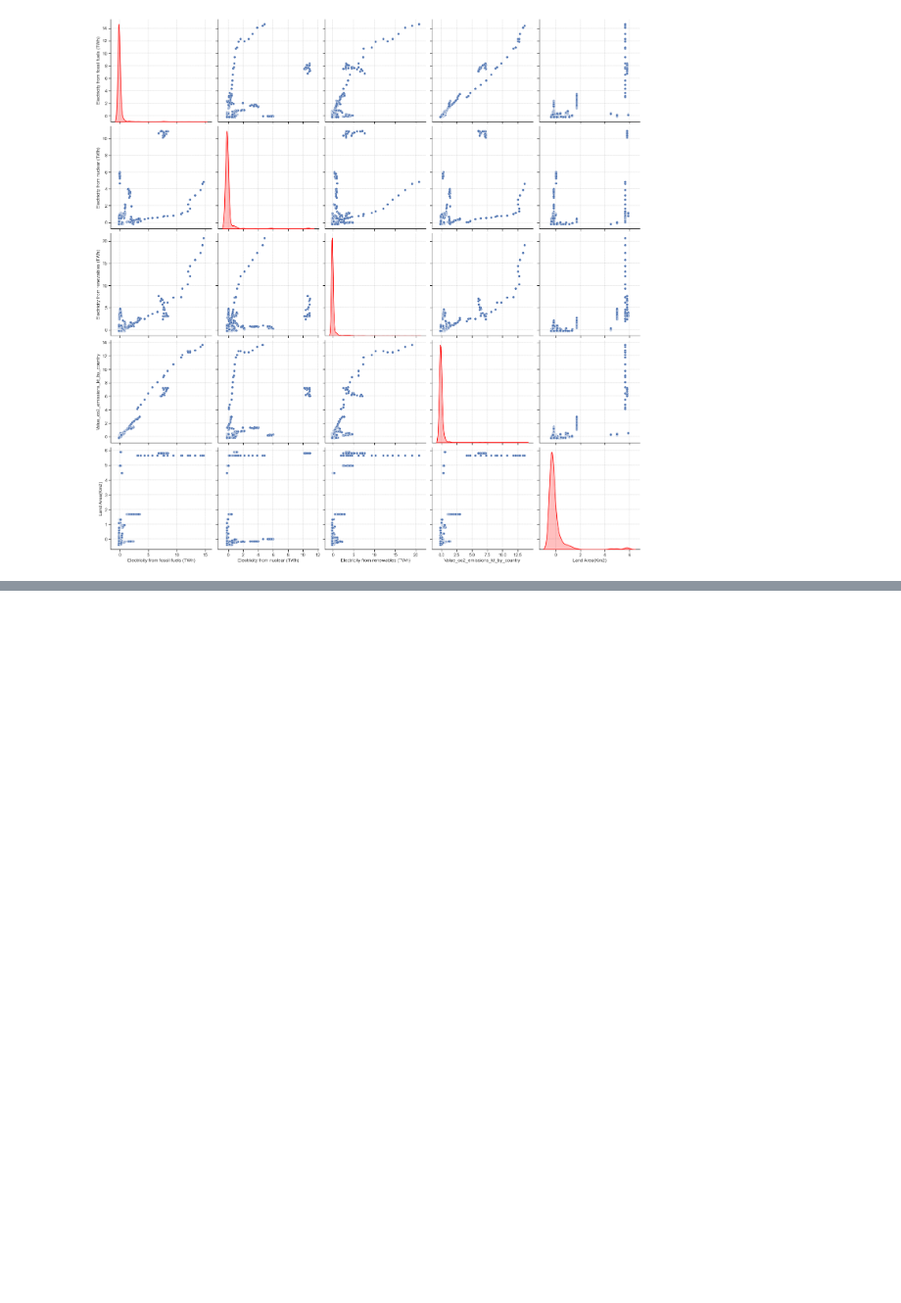
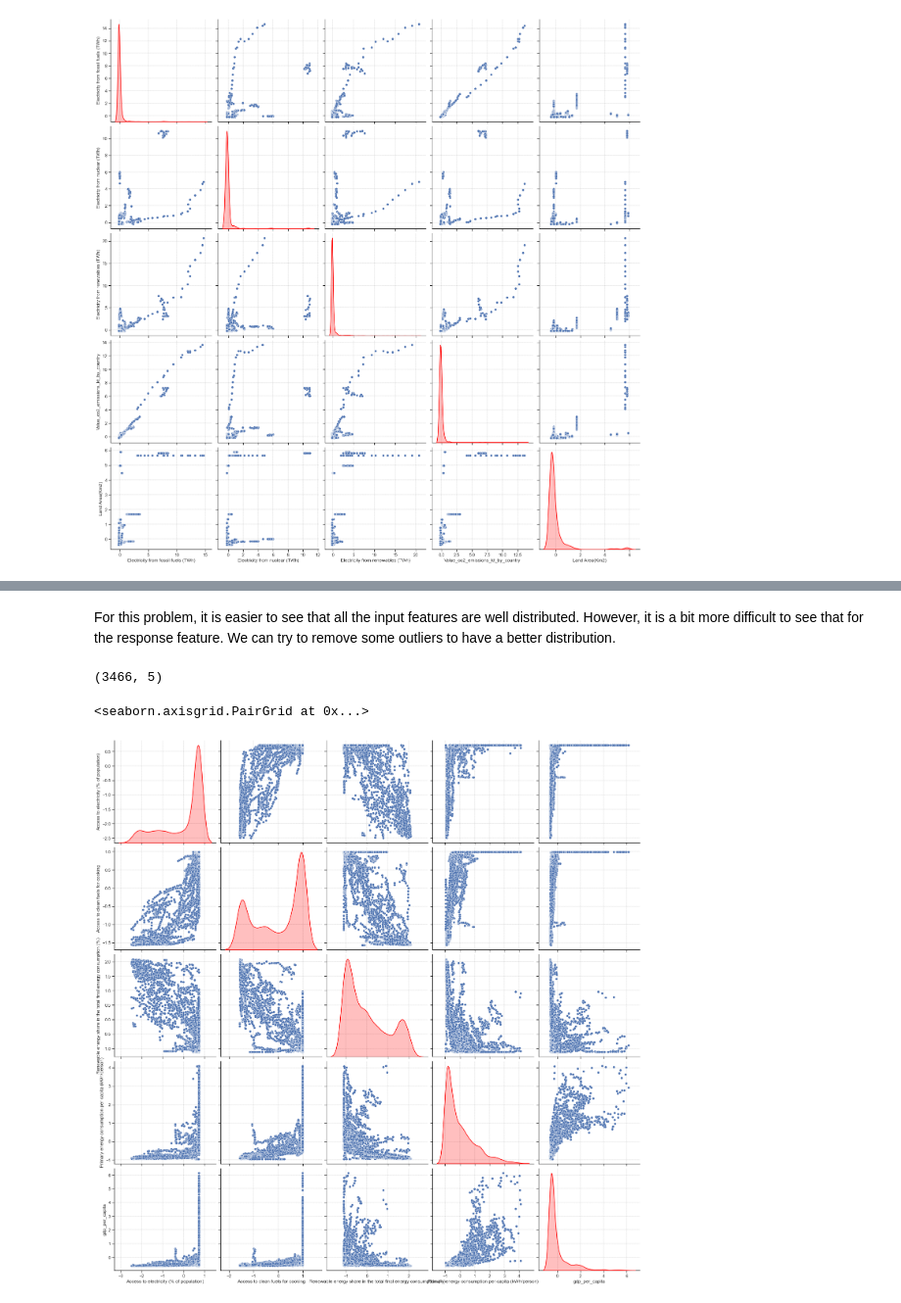
Before and after one commit to lethib/ME_8803_final_project, a Jupyter notebook: EDA/dataset_sampling.ipynb, the cells around one changed output, grey strips where cells are left out. Shown at 98% size. Drawn from its saved outputs; the diff is of its cells as text; code cells hidden in the pictures; blank space fills up the shorter version.

```diff
--- a/EDA/dataset_sampling.ipynb
+++ b/EDA/dataset_sampling.ipynb
@@ -122,0 +220,14 @@ sns.pairplot(df_renewable.iloc[:, 2:], height=4, kind="scatter", diag_kind="kde"
+# %% [markdown]
+For this problem, it is easier to see that all the input features are well distributed. However, it is a bit more difficult to see that for the response feature. We can try to remove some outliers to have a better distribution.
+# %%
+top_outliers_pe = df_pe['Primary energy consumption per capita (kWh/person)'].quantile(0.95)
+
+normalized_df_pe_2 = normalizeDataFrame(df_pe[df_pe['Primary energy consumption per capita (kWh/person)'] < top_outliers_pe].iloc[:, 2:])
+
+print(normalized_df_pe_2.shape)
+
+sns.pairplot(normalized_df_pe_2, height=4, kind="scatter", diag_kind="kde", diag_kws={"linewidth": 1.5, "color": "red"})
+# %% [output]
+(3466, 5)
+<seaborn.axisgrid.PairGrid at 0x...>
+[figure, added]
```
Also changed, not shown: parts of 33 cells of this notebook.
